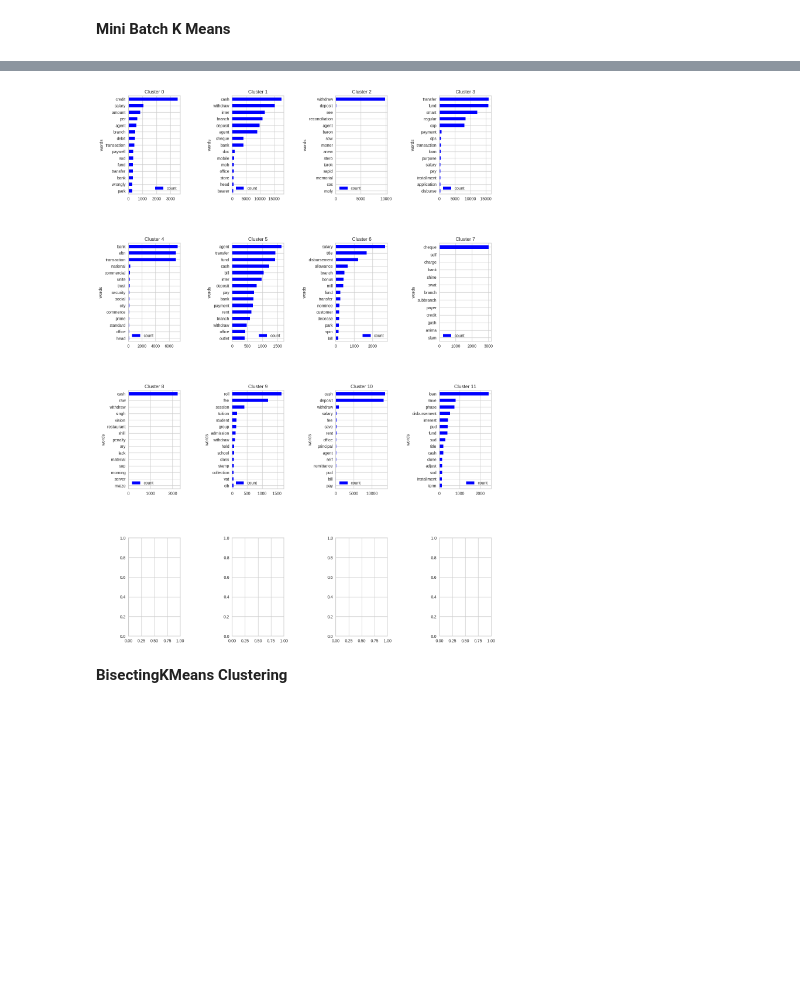
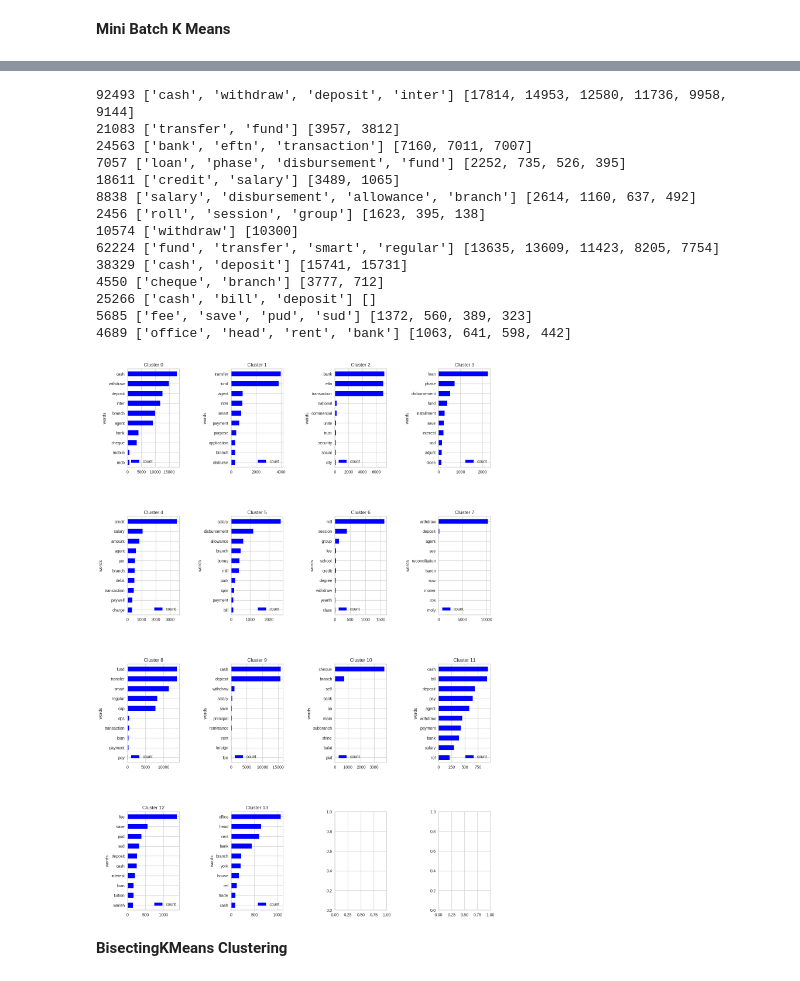
Before and after one commit to hishamcse/Business_Analytics_Transaction_Clustering, a Jupyter notebook: Training_Task.ipynb, the cells around one changed output, grey strips where cells are left out. Drawn from its saved outputs; the diff is of its cells as text; code cells hidden in the pictures; blank space fills up the shorter version.

```diff
--- a/Training_Task.ipynb
+++ b/Training_Task.ipynb
@@ -434,6 +445,6 @@ visualizer.show()
 <Axes: title={'center': 'Calinski Harabasz Score Elbow for KMeans Clustering'}, xlabel='k', ylabel='calinski harabasz score'>
 # %%
-KMeans_cluster_size = 12
-kmeans = KMeans(n_clusters=KMeans_cluster_size, n_init=10,random_state=42)
+KMeans_cluster_size = 14
+kmeans = KMeans(n_clusters=KMeans_cluster_size, n_init=14,random_state=42)
 kmeans.fit(vectorized_docs)
 # %% [output]
@@ -467,19 +478,31 @@ import itertools
 import collections
 import matplotlib.pyplot as plt
 
-def perClusterPlot(arr,ax,title):
+most_freq_words_kmeans = [[] for _ in range(KMeans_cluster_size)]
+
+def perClusterPlot(arr,ax,title,clusterNo):
   lemmatized_tokens = list(arr['tokens'])
   token_list = list(itertools.chain(*lemmatized_tokens))
   counts_no = collections.Counter(token_list)
-  clean_tweets = pd.DataFrame(counts_no.most_common (15), columns=['words', 'count'])
+  clean_tweets = pd.DataFrame(counts_no.most_common (10), columns=['words', 'count'])
   clean_tweets.sort_values(by='count').plot.barh(x='words',y='count',ax=ax,color='blue', title=title)
+  s = sum(counts_no.values())
+  vals = [x[1] for x in counts_no.most_common (10) if (x[1] / s * 100.0) > 5.0]
+  if len(vals) == 0:
+    keys = [x[0] for x in counts_no.most_common (3)]
+  elif len(vals) > 4:
+    keys = [x[0] for x in counts_no.most_common (4)]
+  else:
+    keys = [x[0] for x in counts_no.most_common (len(vals))]
+  print(s, keys, vals)
+  most_freq_words_kmeans[clusterNo].append(keys)
 
 
 fig, ax = plt.subplots(nrows=int(KMeans_cluster_size / 4 + 1), ncols=4, figsize=(16, 24))
 plt.subplots_adjust(wspace=1, hspace=0.5)
 axe = ax.ravel()
 for i in range(KMeans_cluster_size):
-   perClusterPlot(df_clusters_KMeans[df_clusters_KMeans["kmeans_cluster"] == i], axe[i], "Cluster " + str(i))
+   perClusterPlot(df_clusters_KMeans[df_clusters_KMeans["kmeans_cluster"] == i], axe[i], "Cluster " + str(i), i)
 
 plt.show()
 # %% [output]
@@ -503,8 +540,8 @@ visualizer.show()        # Finalize and render figure
 <Axes: title={'center': 'Calinski Harabasz Score Elbow for MiniBatchKMeans Clustering'}, xlabel='k', ylabel='calinski harabasz score'>
 # %%
-batch_cluster_size = 12
+batch_cluster_size = 14
 
-km_batch = MiniBatchKMeans(n_clusters=batch_cluster_size, batch_size=1024).fit(vectorized_docs)
+km_batch = MiniBatchKMeans(n_clusters=batch_cluster_size, batch_size=1024, max_iter = 200).fit(vectorized_docs)
 
 df_clusters_minibatch = pd.DataFrame({
     "narrations": original_narrations,
@@ -530,27 +567,53 @@ df_clusters_minibatch
 # %%
 # frequency plot per cluster (mini batch K-means)
 
 import itertools
 import collections
 import matplotlib.pyplot as plt
 
-def perClusterPlot(arr,ax,title):
+most_freq_words_minibatch = [[] for _ in range(batch_cluster_size)]
+
+def perClusterPlot(arr,ax,title, clusterNo):
   lemmatized_tokens = list(arr['tokens'])
   token_list = list(itertools.chain(*lemmatized_tokens))
   counts_no = collections.Counter(token_list)
-  clean_tweets = pd.DataFrame(counts_no.most_common (15), columns=['words', 'count'])
+  clean_tweets = pd.DataFrame(counts_no.most_common (10), columns=['words', 'count'])
   clean_tweets.sort_values(by='count').plot.barh(x='words',y='count',ax=ax,color='blue', title=title)
+  s = sum(counts_no.values())
+  vals = [x[1] for x in counts_no.most_common (10) if (x[1] / s * 100.0) > 5.0]
+  if len(vals) == 0:
+    keys = [x[0] for x in counts_no.most_common (3)]
+  elif len(vals) > 4:
+    keys = [x[0] for x in counts_no.most_common (4)]
+  else:
+    keys = [x[0] for x in counts_no.most_common (len(vals))]
+  print(s, keys, vals)
+  most_freq_words_minibatch[clusterNo].append(keys)
 
 
 fig, ax = plt.subplots(nrows=int(batch_cluster_size / 4 + 1), ncols=4, figsize=(16, 24))
 plt.subplots_adjust(wspace=1, hspace=0.5)
 axe = ax.ravel()
 for i in range(batch_cluster_size):
-   perClusterPlot(df_clusters_minibatch[df_clusters_minibatch["cluster"] == i], axe[i], "Cluster " + str(i))
+   perClusterPlot(df_clusters_minibatch[df_clusters_minibatch["cluster"] == i], axe[i], "Cluster " + str(i), i)
 
 plt.show()
 # %% [output]
+92493 ['cash', 'withdraw', 'deposit', 'inter'] [17814, 14953, 12580, 11736, 9958, 9144]
+21083 ['transfer', 'fund'] [3957, 3812]
+24563 ['bank', 'eftn', 'transaction'] [7160, 7011, 7007]
+7057 ['loan', 'phase', 'disbursement', 'fund'] [2252, 735, 526, 395]
+18611 ['credit', 'salary'] [3489, 1065]
+8838 ['salary', 'disbursement', 'allowance', 'branch'] [2614, 1160, 637, 492]
+2456 ['roll', 'session', 'group'] [1623, 395, 138]
+10574 ['withdraw'] [10300]
+62224 ['fund', 'transfer', 'smart', 'regular'] [13635, 13609, 11423, 8205, 7754]
+38329 ['cash', 'deposit'] [15741, 15731]
+4550 ['cheque', 'branch'] [3777, 712]
+25266 ['cash', 'bill', 'deposit'] []
+5685 ['fee', 'save', 'pud', 'sud'] [1372, 560, 389, 323]
+4689 ['office', 'head', 'rent', 'bank'] [1063, 641, 598, 442]
-[figure, old version]
+[figure, new version]
 # %% [markdown]
 **BisectingKMeans Clustering**
 # %%
```
Also changed, not shown: parts of 37 cells of this notebook.
